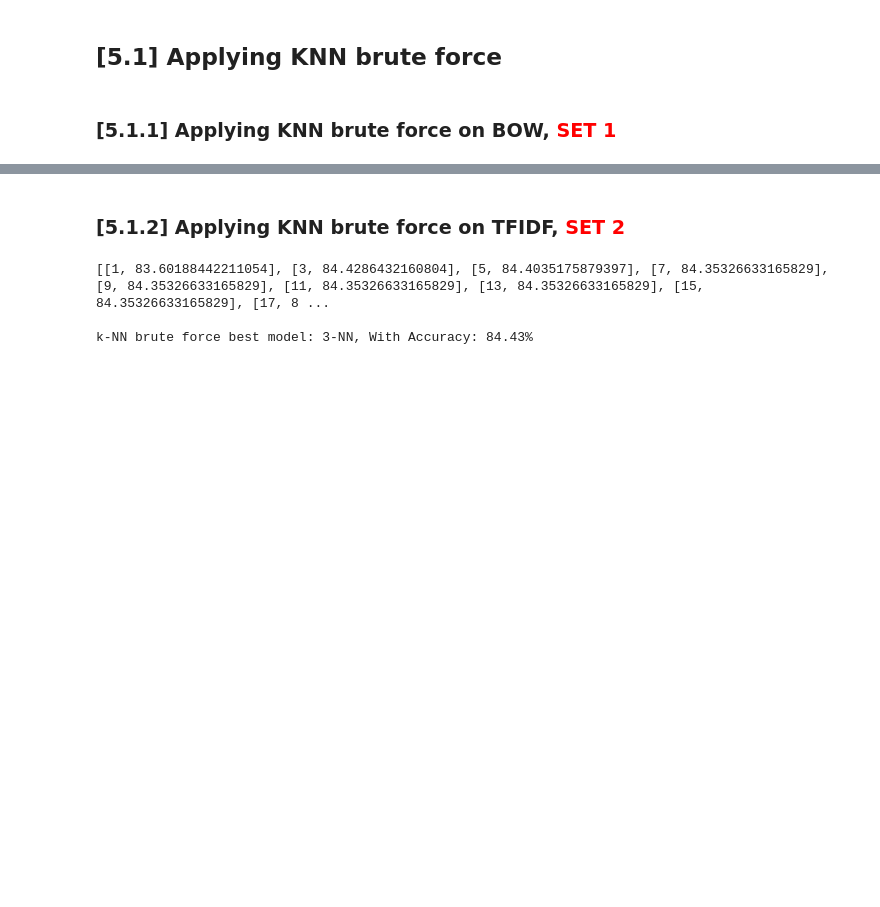
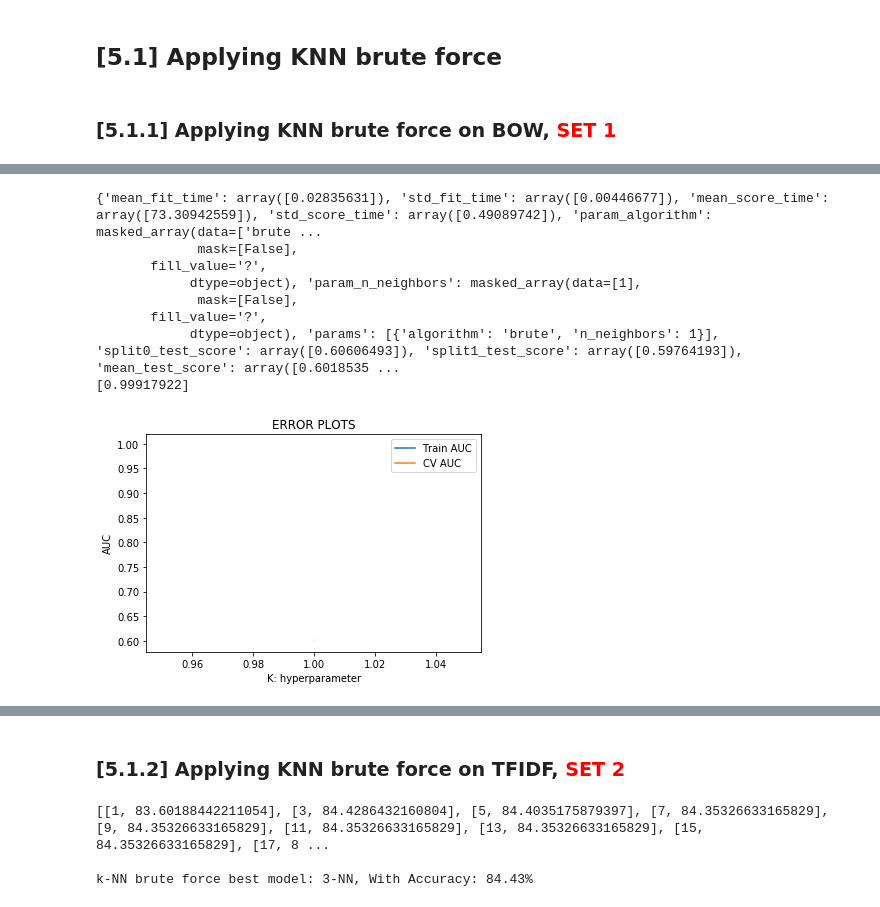
Before and after one commit to data-science-and-machine-learning/amazon-fine-food-reviews-knn, a Jupyter notebook: 03_Amazon_Fine_Food_Reviews_Analysis_KNN.ipynb, the cells around one changed output, grey strips where cells are left out. Drawn from its saved outputs; the diff is of its cells as text; code cells hidden in the pictures; blank space fills up the shorter version.

Commit message:
function for gridsearchcv

```diff
--- a/03_Amazon_Fine_Food_Reviews_Analysis_KNN.ipynb
+++ b/03_Amazon_Fine_Food_Reviews_Analysis_KNN.ipynb
@@ -610,0 +643,9 @@ TypeError: ignored
+# %%
+import multiprocessing
+jobs = multiprocessing.cpu_count()
+t = time.time()
+knn =KNeighborsClassifier()
+parameters = {'n_neighbors':list(range(1, 2, 2)), 'algorithm': ['brute']}
+clf = GridSearchCV(knn, parameters, cv=2, scoring='roc_auc', verbose=10, n_jobs=jobs, return_train_score=True)
+clf.fit(train_bow, y_train)
+print('Time consumed in GridsearchCV classifier= {:.2f} seconds'.format(time.time()-t))
@@ -611,3 +658,33 @@ TypeError: ignored
+# %%
+print(clf.cv_results_)
+print(clf.cv_results_['mean_train_score'])
+train_auc= clf.cv_results_['mean_train_score']
+train_auc_std= clf.cv_results_['std_train_score']
+cv_auc = clf.cv_results_['mean_test_score']
+cv_auc_std= clf.cv_results_['std_test_score']
+K= list(range(1, 2, 2))
+plt.plot(K, train_auc, label='Train AUC')
+# this code is copied from here: https://stackoverflow.com/a/48803361/4084039
+plt.gca().fill_between(K,train_auc - train_auc_std,train_auc + train_auc_std,alpha=0.2,color='darkblue')
+
+plt.plot(K, cv_auc, label='CV AUC')
+# this code is copied from here: https://stackoverflow.com/a/48803361/4084039
+plt.gca().fill_between(K,cv_auc - cv_auc_std,cv_auc + cv_auc_std,alpha=0.2,color='darkorange')
+plt.legend()
+plt.xlabel("K: hyperparameter")
+plt.ylabel("AUC")
+plt.title("ERROR PLOTS")
+plt.show()
+# %% [output]
+{'mean_fit_time': array([0.02835631]), 'std_fit_time': array([0.00446677]), 'mean_score_time': array([73.30942559]), 'std_score_time': array([0.49089742]), 'param_algorithm': masked_array(data=['brute ...
+             mask=[False],
+       fill_value='?',
+            dtype=object), 'param_n_neighbors': masked_array(data=[1],
+             mask=[False],
+       fill_value='?',
+            dtype=object), 'params': [{'algorithm': 'brute', 'n_neighbors': 1}], 'split0_test_score': array([0.60606493]), 'split1_test_score': array([0.59764193]), 'mean_test_score': array([0.6018535 ...
+[0.99917922]
+[figure, added]
 # %%
 import time
 
```
Also changed, not shown: parts of 5 cells of this notebook.
